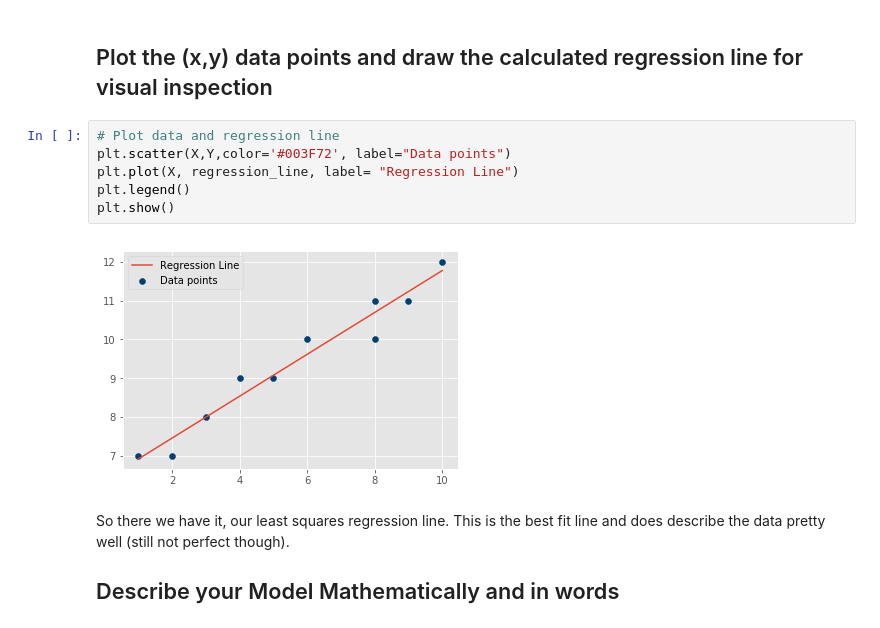
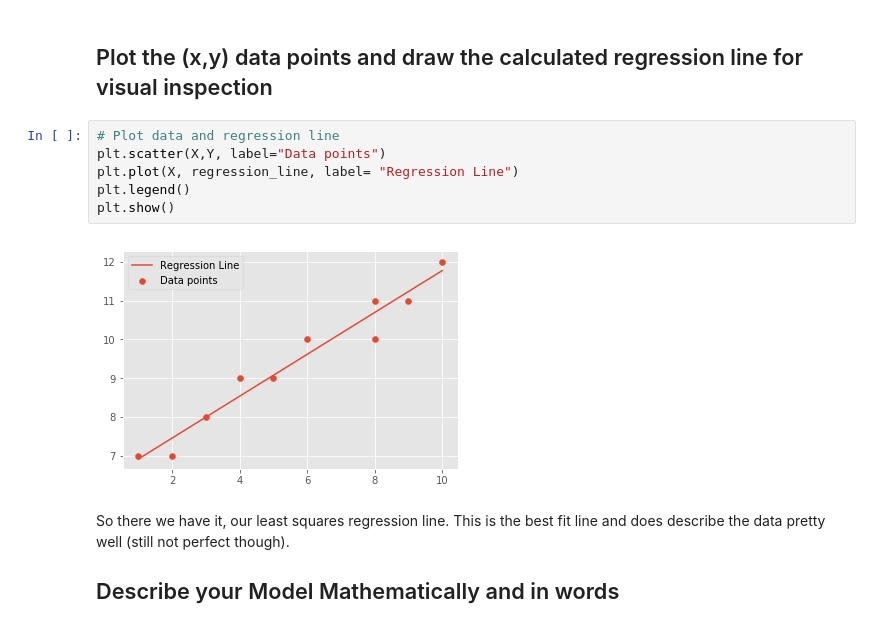
Before and after one commit to loisr/dsc-0-10-07-simple-linear-regression-lab-nyc-ds-career-012819, a Jupyter notebook: index.ipynb, the cells around one changed output. Drawn from its saved outputs; the diff is of its cells as text.

```diff
--- a/index.ipynb
+++ b/index.ipynb
@@ -118,12 +118,12 @@ regression_line = reg_line(m,b,X)
 ## Plot the (x,y) data points and draw the calculated regression line for visual inspection
 # %%
 # Plot data and regression line
-plt.scatter(X,Y,color='#003F72', label="Data points")
+plt.scatter(X,Y, label="Data points")
 plt.plot(X, regression_line, label= "Regression Line")
 plt.legend()
 plt.show()
 # %% [output]
-[figure, old version]
+[figure, new version]
 # %% [markdown]
 So there we have it, our least squares regression line. This is the best fit line and does describe the data pretty well (still not perfect though).
 
```
